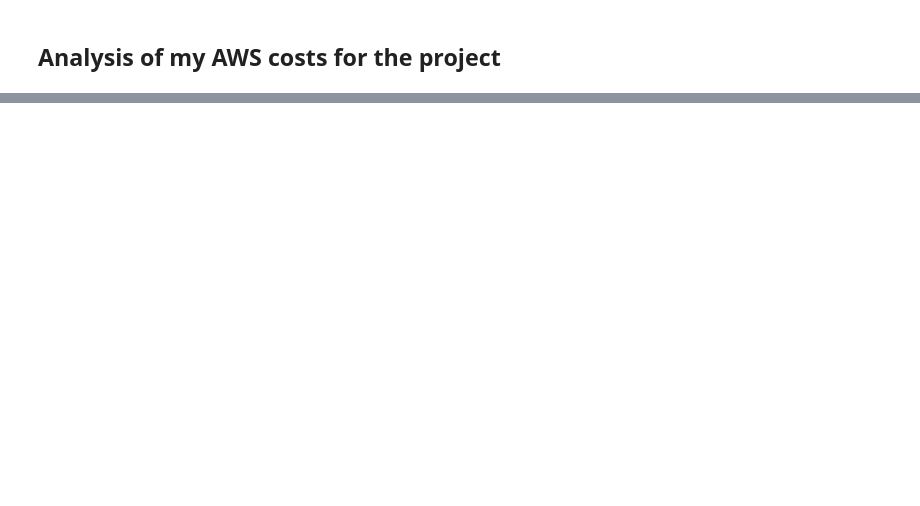
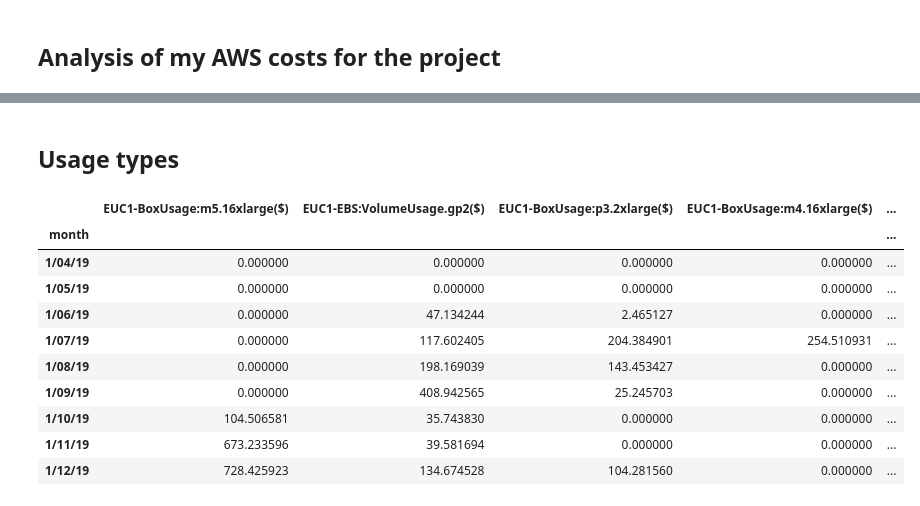
Before and after one commit to ADGEfficiency/world-models-dev, a Jupyter notebook: notebooks/aws-costs.ipynb, the cells around one changed output, grey strips where cells are left out. Saved outputs shown, nothing was run; the diff lists cells and outputs as text; code cells hidden in the pictures; blank space fills up the shorter version.

```diff
--- a/notebooks/aws-costs.ipynb
+++ b/notebooks/aws-costs.ipynb
@@ -72,0 +111,23 @@ component_per_month.plot(kind='bar')
+# %% [markdown]
+## Usage types
+# %%
+usage = pd.read_csv('./usage-costs.csv', parse_dates=True)
+
+usage.drop(0, axis=0, inplace=True)
+usage.set_index('UsageType', inplace=True, drop=True)
+usage.fillna(0, inplace=True)
+usage.index.rename('month', inplace=True)
+# %%
+usage
+# %% [output]
+|  | EUC1-BoxUsage:m5.16xlarge($) | EUC1-EBS:VolumeUsage.gp2($) | EUC1-BoxUsage:p3.2xlarge($) | EUC1-BoxUsage:m4.16xlarge($) | ... |
+| month |  |  |  |  | ... |
+| 1/04/19 | 0.000000 | 0.000000 | 0.000000 | 0.000000 | ... |
+| 1/05/19 | 0.000000 | 0.000000 | 0.000000 | 0.000000 | ... |
+| 1/06/19 | 0.000000 | 47.134244 | 2.465127 | 0.000000 | ... |
+| 1/07/19 | 0.000000 | 117.602405 | 204.384901 | 254.510931 | ... |
+| 1/08/19 | 0.000000 | 198.169039 | 143.453427 | 0.000000 | ... |
+| 1/09/19 | 0.000000 | 408.942565 | 25.245703 | 0.000000 | ... |
+| 1/10/19 | 104.506581 | 35.743830 | 0.000000 | 0.000000 | ... |
+| 1/11/19 | 673.233596 | 39.581694 | 0.000000 | 0.000000 | ... |
+| 1/12/19 | 728.425923 | 134.674528 | 104.281560 | 0.000000 | ... |
```
Also changed, not shown: parts of 21 cells of this notebook, 19 other files.
